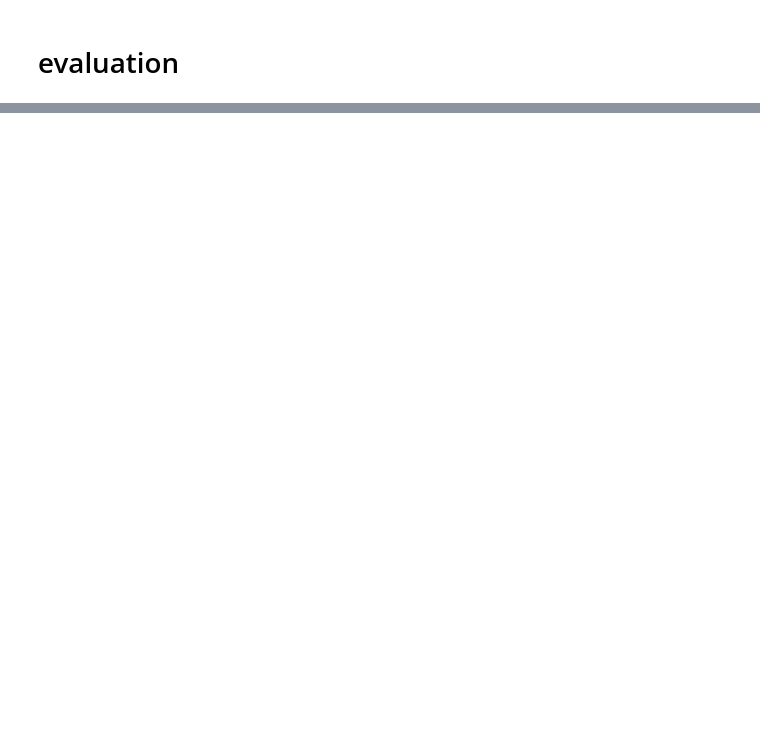
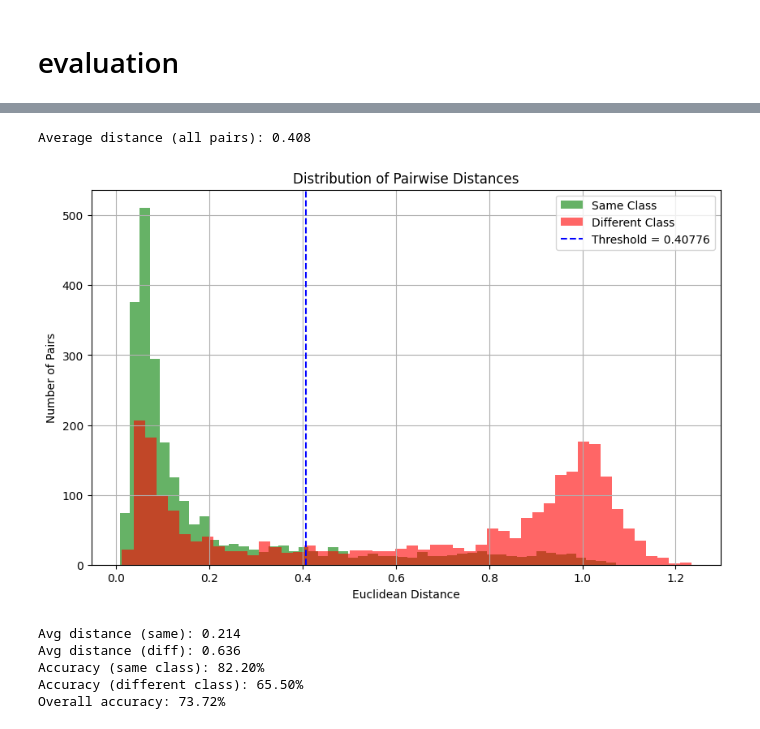
Before and after one commit to lucahuen/bachelor_siamese_network, a Jupyter notebook: rvl_cdip_siamese_network.ipynb, the cells around one changed output, grey strips where cells are left out. Cells and saved outputs as stored; diff of their text form; code cells hidden in the pictures; blank space fills up the shorter version.

```diff
--- a/rvl_cdip_siamese_network.ipynb
+++ b/rvl_cdip_siamese_network.ipynb
@@ -417,0 +519,24 @@ evaluate_siamese_model(net, test_dataset)
+# %%
+import torch
+import torch.nn.functional as F
+import numpy as np
+
+
+def compute_average_distance(model, dataloader, device, max_batches=None):
+    model.eval()
+    all_dists = []
+
+    with torch.inference_mode():
+        for i, (img1, img2, *_) in enumerate(dataloader):
+            img1, img2 = img1.to(device), img2.to(device)
+            emb1, emb2 = model(img1, img2)
+            dists = F.pairwise_distance(emb1, emb2)
+
+            all_dists.extend(dists.cpu().numpy())
+
+            if max_batches is not None and i + 1 >= max_batches:
+                break
+
+    avg_distance = np.mean(all_dists)
+    print(f"Average distance (all pairs): {avg_distance:.3f}")
+    return avg_distance
@@ -417,0 +634,11 @@ evaluate_siamese_model(net, test_dataset)
+# %%
+thres_after_adding_class = compute_average_distance(net, added_class_val_dataloader, device, 300)
+plot_distance_histogram(net, added_class_val_dataloader, device, 300, threshold=thres_after_adding_class)
+# %% [output]
+Average distance (all pairs): 0.408
+[figure, added]
+Avg distance (same): 0.214
+Avg distance (diff): 0.636
+Accuracy (same class): 82.20%
+Accuracy (different class): 65.50%
+Overall accuracy: 73.72%
```
Also changed, not shown: parts of 29 cells of this notebook, 1 other file.
